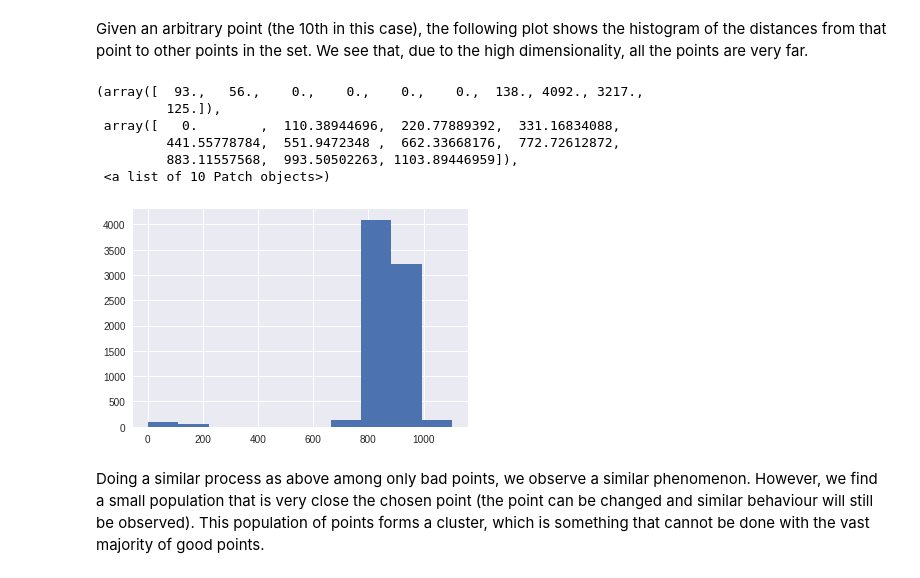
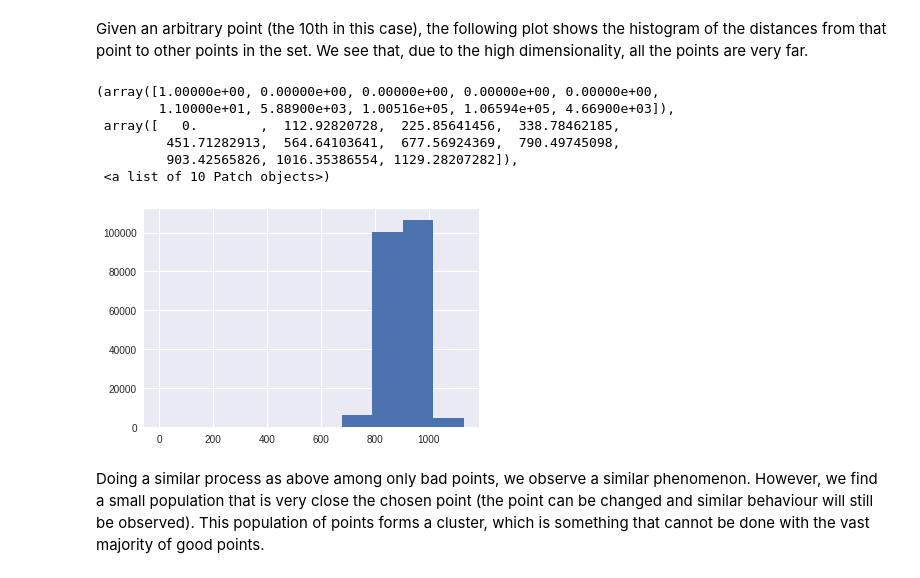
Before and after one commit to ArthurRab/HTN2018-KikDataScienceChallenge, a Jupyter notebook: HTN_KIK_Final.ipynb, the cells around one changed output. Cells and saved outputs as stored; diff of their text form; code cells hidden in the pictures.

```diff
--- a/HTN_KIK_Final.ipynb
+++ b/HTN_KIK_Final.ipynb
@@ -67,19 +67,19 @@ plt.scatter(d["5"], d["20"], s=0.5, c=d["70"])
 [figure]
 # %%
 #Convert data to numerical matrix
-bvecs = nodup[[str(i) for i in range(77)]].as_matrix()
+vecs = nodup[[str(i) for i in range(77)]].as_matrix()
 # %% [markdown]
 Given an arbitrary point (the 10th in this case), the following plot shows the histogram of the distances from that point to other points in the set. We see that, due to the high dimensionality, all the points are very far.
 # %%
-plt.hist(np.linalg.norm(bvecs - np.tile(bvecs[10], (bvecs.shape[0], 1)), axis=1))
+plt.hist(np.linalg.norm(vecs - np.tile(vecs[10], (vecs.shape[0], 1)), axis=1))
 # %% [output]
-(array([  93.,   56.,    0.,    0.,    0.,    0.,  138., 4092., 3217.,
-         125.]),
- array([   0.        ,  110.38944696,  220.77889392,  331.16834088,
-         441.55778784,  551.9472348 ,  662.33668176,  772.72612872,
-         883.11557568,  993.50502263, 1103.89446959]),
+(array([1.00000e+00, 0.00000e+00, 0.00000e+00, 0.00000e+00, 0.00000e+00,
+        1.10000e+01, 5.88900e+03, 1.00516e+05, 1.06594e+05, 4.66900e+03]),
+ array([   0.        ,  112.92820728,  225.85641456,  338.78462185,
+         451.71282913,  564.64103641,  677.56924369,  790.49745098,
+         903.42565826, 1016.35386554, 1129.28207282]),
  <a list of 10 Patch objects>)
-[figure, old version]
+[figure, new version]
 # %%
 # Convert data for "bad" points into numerical matrix
 d = nodup[nodup["good"]==False]
```
Also changed, not shown: parts of 1 cell of this notebook.
